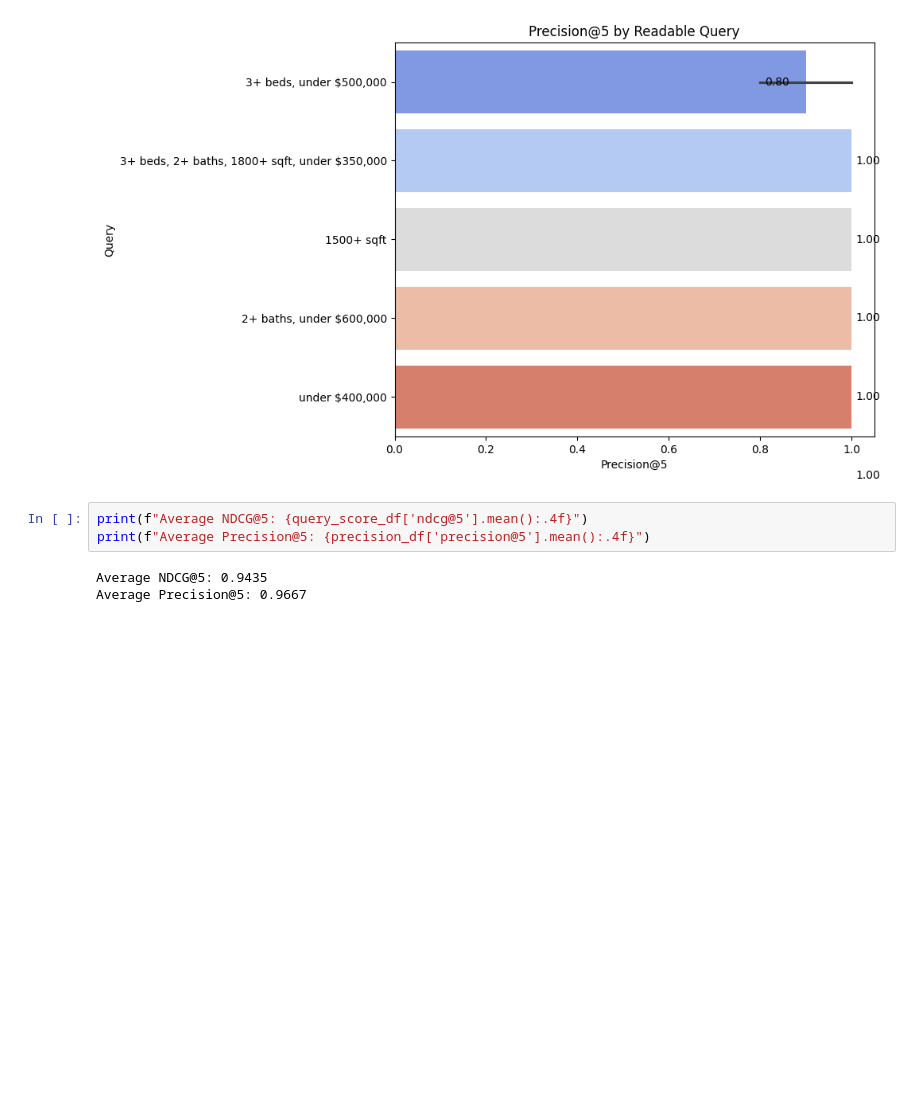
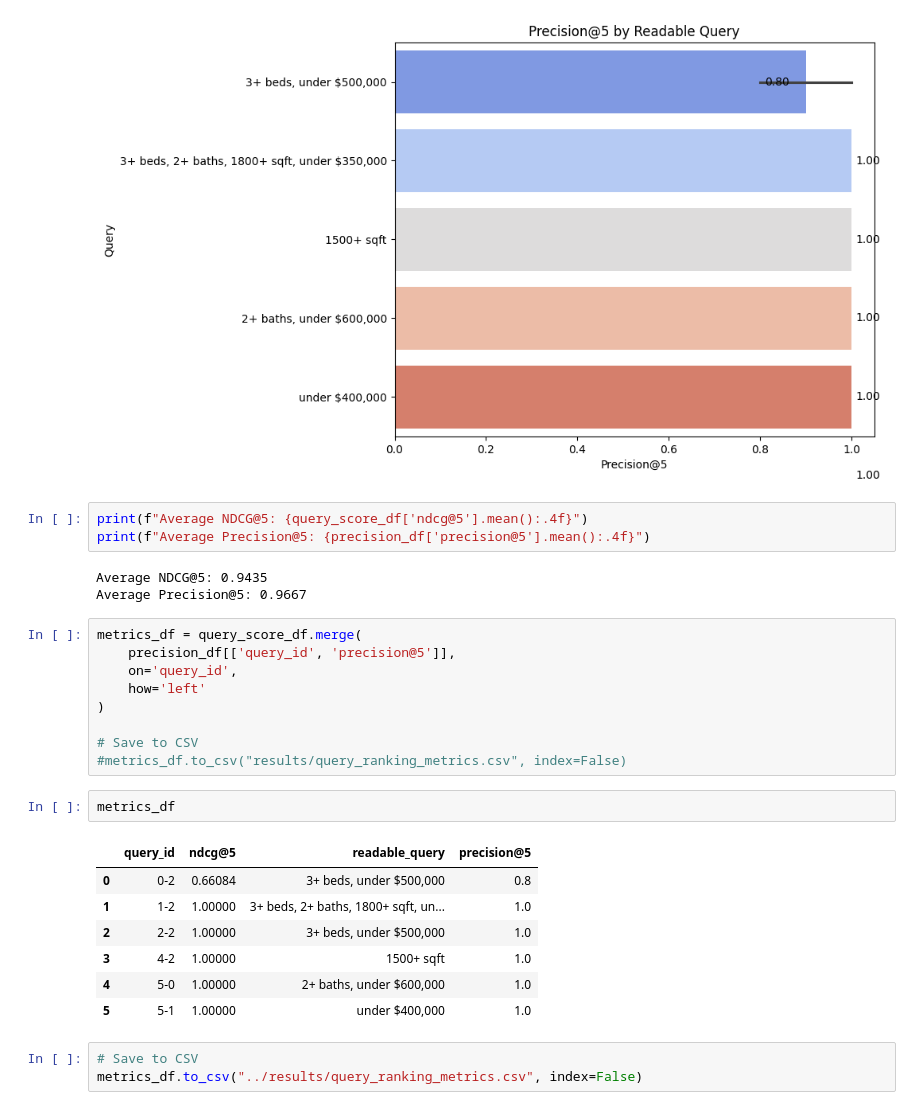
Before and after one commit to birukzlab/real-estate-search-ranking, a Jupyter notebook: notebooks/search_ranking.ipynb, the cells around one changed output. Drawn from its saved outputs; the diff is of its cells as text; blank space fills up the shorter version.

```diff
--- a/notebooks/search_ranking.ipynb
+++ b/notebooks/search_ranking.ipynb
@@ -495,3 +495,25 @@ print(f"Average Precision@5: {precision_df['precision@5'].mean():.4f}")
 # %% [output]
 Average NDCG@5: 0.9435
 Average Precision@5: 0.9667
+# %%
+metrics_df = query_score_df.merge(
+    precision_df[['query_id', 'precision@5']],
+    on='query_id',
+    how='left'
+)
+
+# Save to CSV
+#metrics_df.to_csv("results/query_ranking_metrics.csv", index=False)
+# %%
+metrics_df
+# %% [output]
+|  | query_id | ndcg@5 | readable_query | precision@5 |
+| 0 | 0-2 | 0.66084 | 3+ beds, under $500,000 | 0.8 |
+| 1 | 1-2 | 1.00000 | 3+ beds, 2+ baths, 1800+ sqft, un... | 1.0 |
+| 2 | 2-2 | 1.00000 | 3+ beds, under $500,000 | 1.0 |
+| 3 | 4-2 | 1.00000 | 1500+ sqft | 1.0 |
+| 4 | 5-0 | 1.00000 | 2+ baths, under $600,000 | 1.0 |
+| 5 | 5-1 | 1.00000 | under $400,000 | 1.0 |
+# %%
+# Save to CSV
+metrics_df.to_csv("../results/query_ranking_metrics.csv", index=False)
```
Also changed, not shown: 14 other files.
